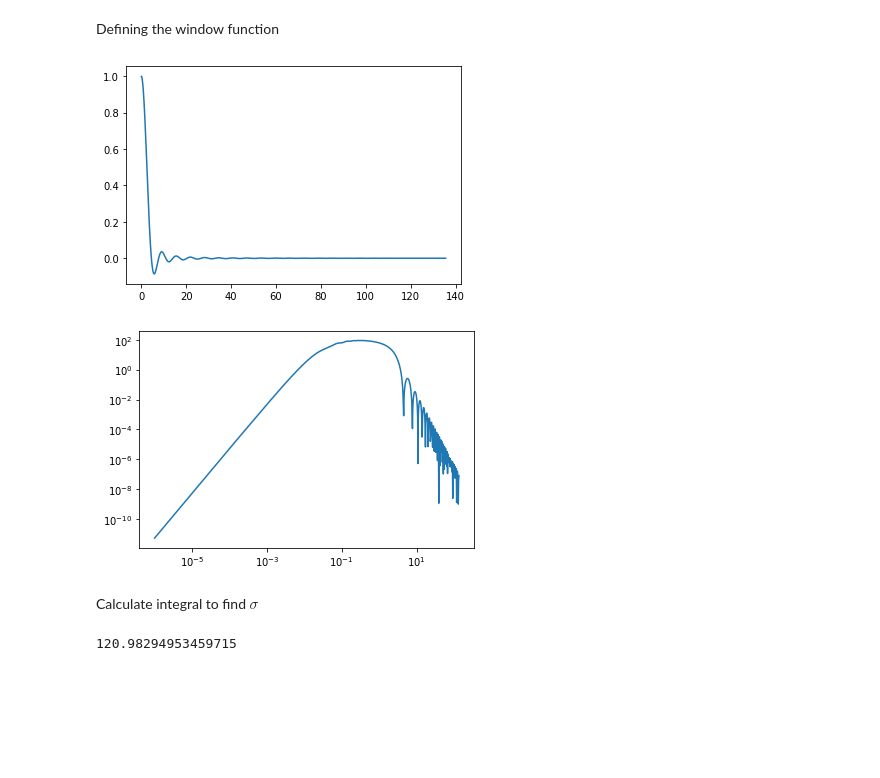
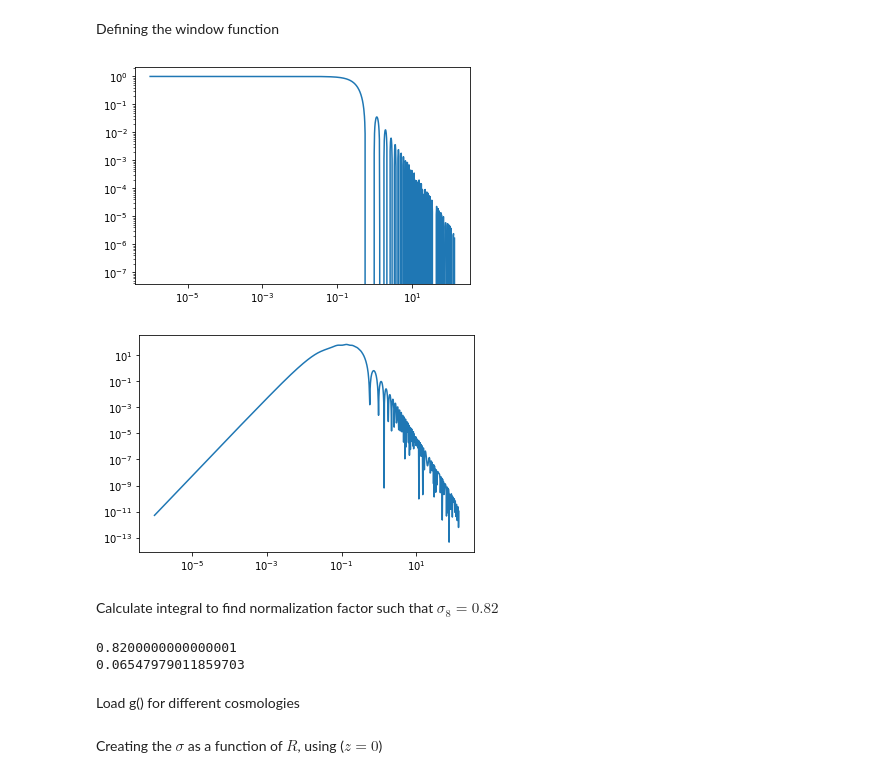
Before and after one commit to carle13/Galaxy-clusters-number-counts, a Jupyter notebook: analysis.ipynb, the cells around one changed output. Cells and saved outputs as stored; diff of their text form; code cells hidden in the pictures; blank space fills up the shorter version.

```diff
--- a/analysis.ipynb
+++ b/analysis.ipynb
@@ -272,22 +272,28 @@ Defining the window function
 def w(x):
 	return (3/np.power(x, 3))*(np.sin(x) - x * np.cos(x))
 # %%
-window = w(fullPower[0])
+window = w(fullPower[0]*8)
 plt.figure()
-plt.plot(fullPower[0], window)
+plt.loglog(fullPower[0], window)
 plt.show()
 # %% [output]
-[figure, old version]
+[figure, new version]
 # %%
 plt.figure()
 plt.loglog(fullPower[0], window**2 * fullPower[1] * fullPower[0]**2)
 plt.show()
 # %% [output]
-[figure, old version]
+[figure, new version]
 # %% [markdown]
-Calculate integral to find $\sigma$
+Calculate integral to find normalization factor such that $\sigma_{8} = 0.82$
 # %%
-sigma = np.sqrt(integrate.trapz(window**2 * fullPower[1] * fullPower[0]**2))
-print(sigma)
+sigma = np.sqrt(integrate.trapz(window**2 * fullPower[1] * fullPower[0]**2)) / (2*np.pi)
+normFactor = 0.82 / sigma
+sigma8 = sigma * normFactor
+print(sigma8)
+print(normFactor)
 # %% [output]
-120.98294953459715
+0.8200000000000001
+0.06547979011859703
+# %% [markdown]
+Load g() for different cosmologies
@@ -293,0 +306,2 @@ print(sigma)
+# %% [markdown]
+Creating the $\sigma$ as a function of $R$, using ($z=0$)
```
Also changed, not shown: parts of 11 cells of this notebook.
